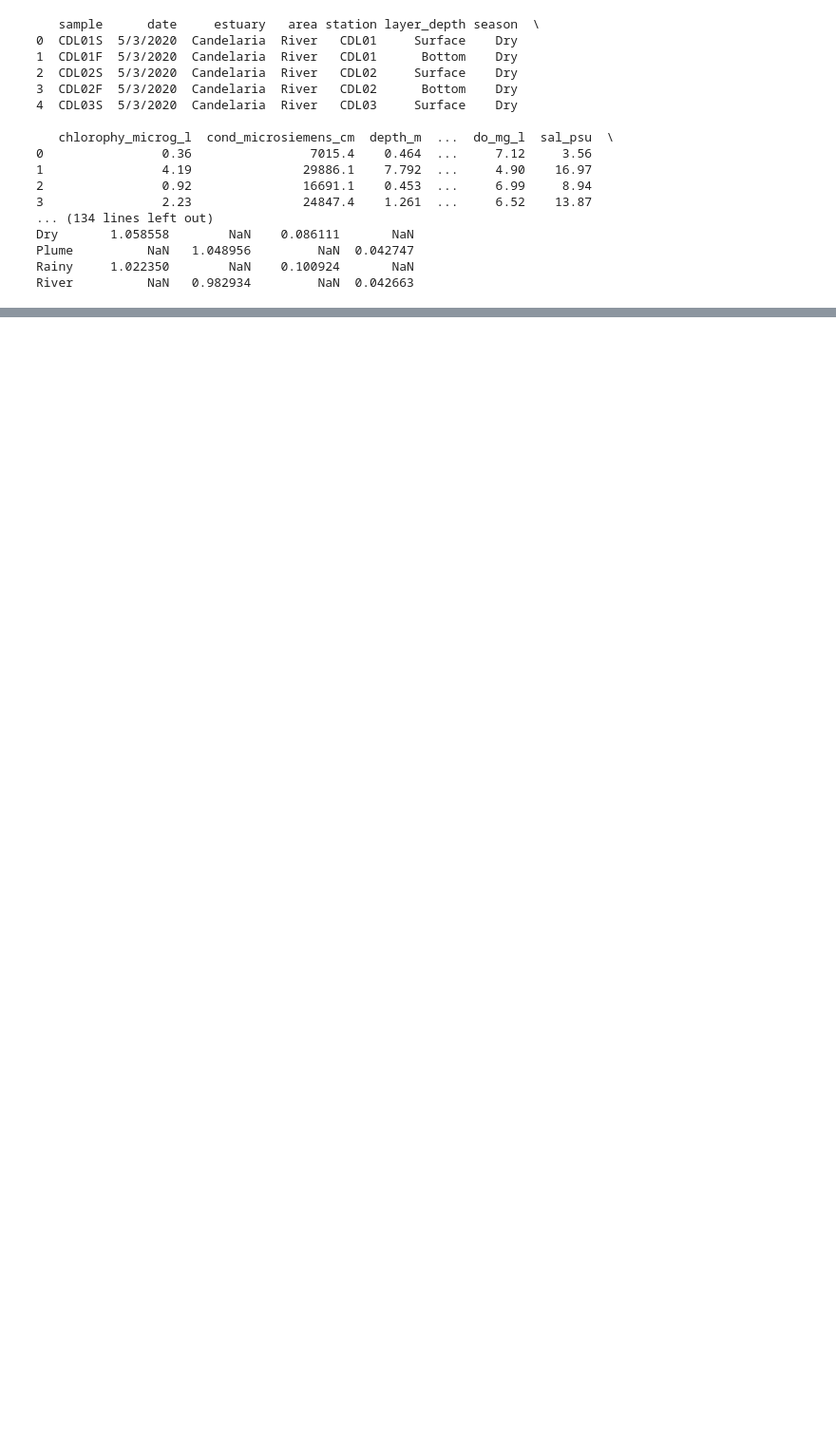
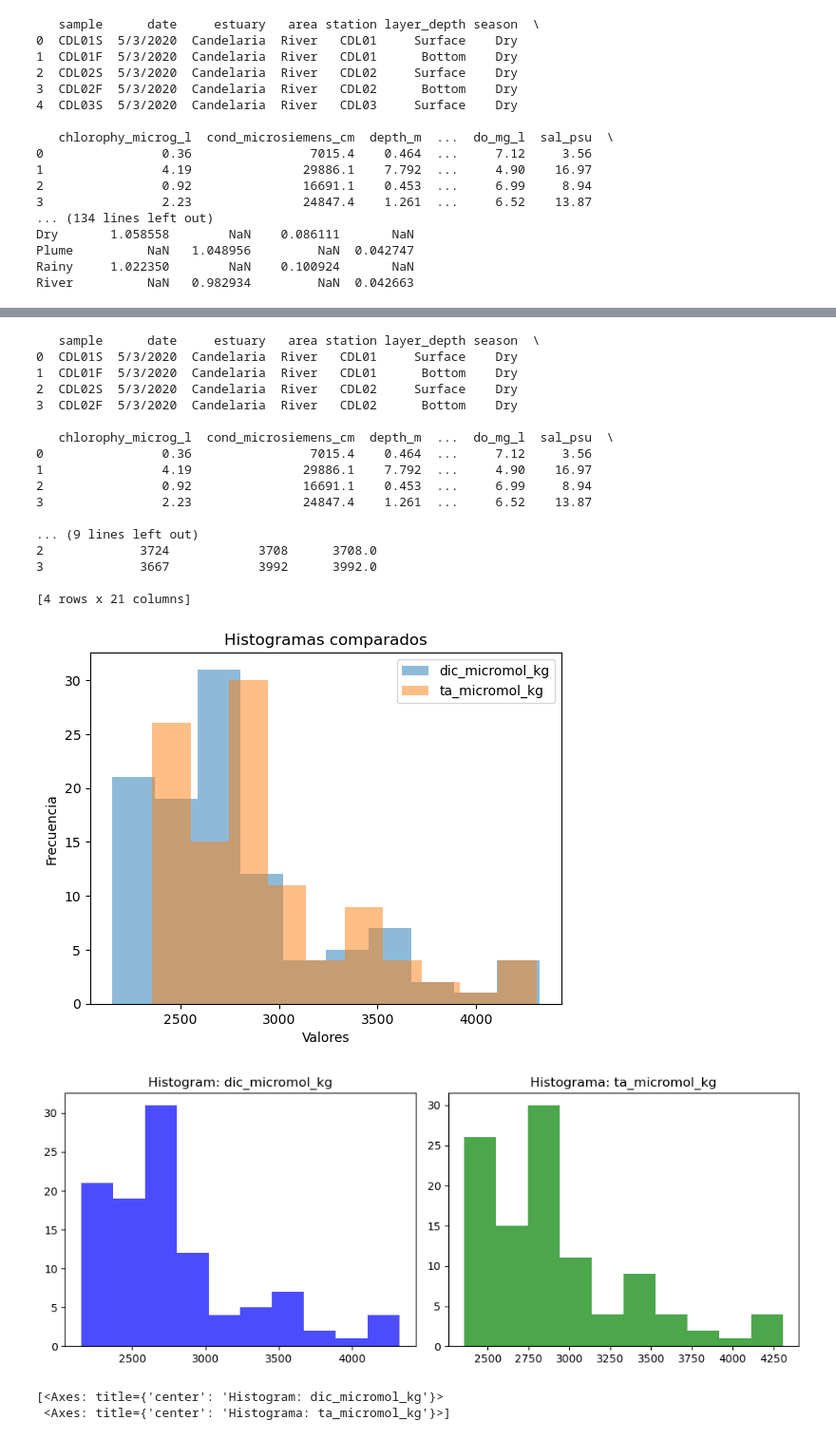
Before and after one commit to Juan-git-fciencias/modelado-ecologico, a Jupyter notebook: Mi script_Juan_Reyes.ipynb, the cells around one changed output, grey strips where cells are left out. Shown: that part at 95% size. Drawn from its saved outputs; the diff is of its cells as text; code cells hidden in the pictures; blank space fills up the shorter version.

Commit message:
histograma

```diff
--- a/Mi script_Juan_Reyes.ipynb
+++ b/Mi script_Juan_Reyes.ipynb
@@ -86,0 +92,45 @@ River          NaN   0.982934         NaN  0.042663
+# %%
+# Import dataset
+df = pd.read_csv("Terminos_lagoon_TA_DIC_2023_RawData.csv")
+print(df.head(4))
+# Plot histogram of DIC and TAC
+df["dic_micromol_kg"].plot.hist(alpha=0.5, bins=10)
+df["ta_micromol_kg"].plot.hist(alpha=0.5, bins=10)
+plt.xlabel("Valores")
+plt.ylabel("Frecuencia")
+plt.title("Histogramas comparados")
+plt.legend()
+plt.show()
+# Individual plot of DIC and TAC
+fig, axes = plt.subplots(1, 2, figsize=(10,4))
+
+axes[0].hist(df["dic_micromol_kg"], bins=10, color='blue', alpha=0.7)
+axes[0].set_title("Histogram: dic_micromol_kg")
+
+axes[1].hist(df["ta_micromol_kg"], bins=10, color='green', alpha=0.7)
+axes[1].set_title("Histograma: ta_micromol_kg")
+
+plt.tight_layout()
+plt.show()
+# %% [output]
+   sample      date     estuary   area station layer_depth season  \
+0  CDL01S  5/3/2020  Candelaria  River   CDL01     Surface    Dry
+1  CDL01F  5/3/2020  Candelaria  River   CDL01      Bottom    Dry
+2  CDL02S  5/3/2020  Candelaria  River   CDL02     Surface    Dry
+3  CDL02F  5/3/2020  Candelaria  River   CDL02      Bottom    Dry
+
+   chlorophy_microg_l  cond_microsiemens_cm  depth_m  ...  do_mg_l  sal_psu  \
+0                0.36                7015.4    0.464  ...     7.12     3.56
+1                4.19               29886.1    7.792  ...     4.90    16.97
+2                0.92               16691.1    0.453  ...     6.99     8.94
+3                2.23               24847.4    1.261  ...     6.52    13.87
+
+... (9 lines left out)
+2             3724            3708      3708.0
+3             3667            3992      3992.0
+
+[4 rows x 21 columns]
+[figure, added]
+[figure, added]
+[<Axes: title={'center': 'Histogram: dic_micromol_kg'}>
+ <Axes: title={'center': 'Histograma: ta_micromol_kg'}>]
```
Also changed, not shown: parts of 3 cells of this notebook.
